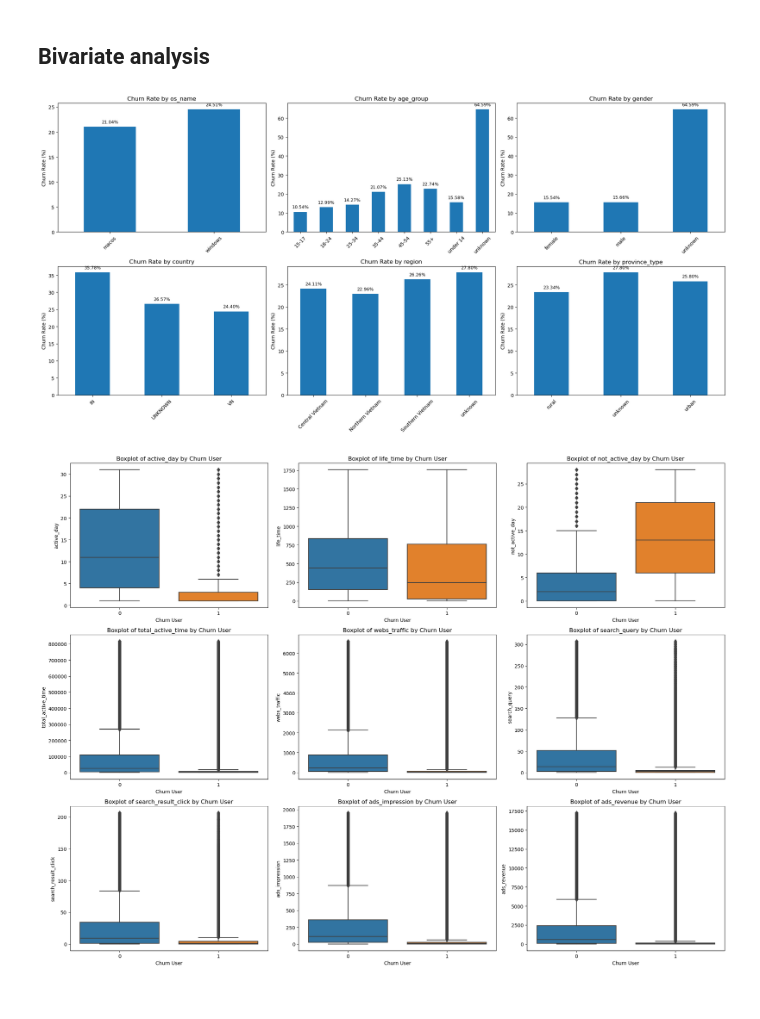
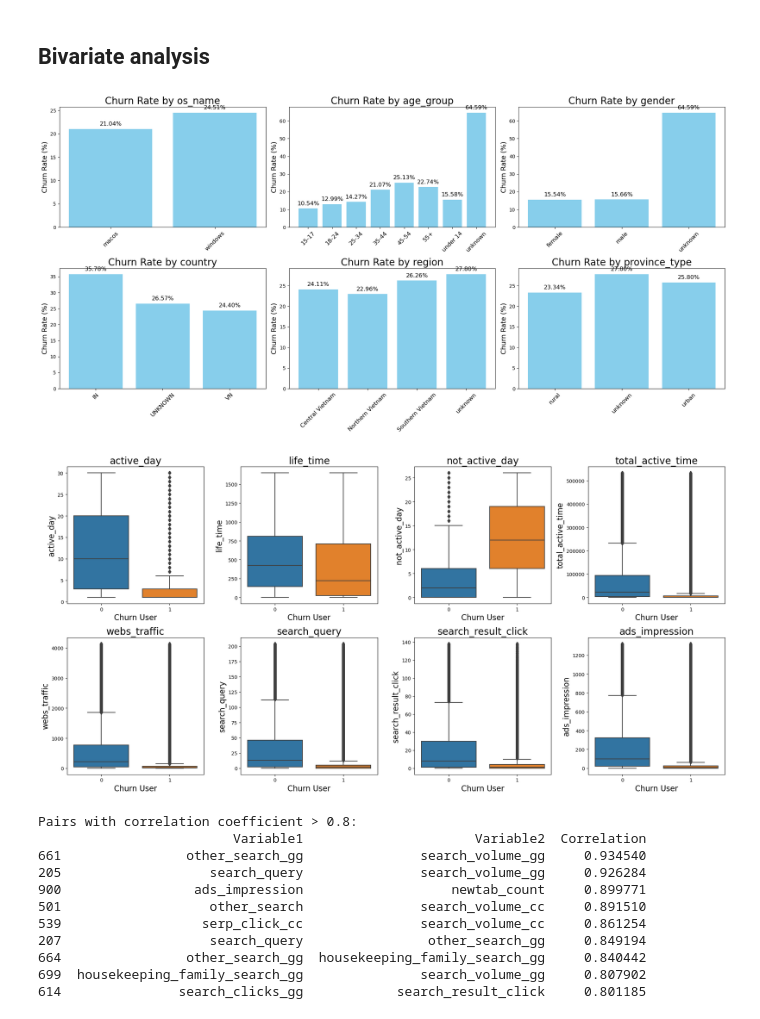
Before and after one commit to natalie283/user-churn-prediction, a Jupyter notebook: notebooks/EDA.ipynb, the cells around one changed output. Cells and saved outputs as stored; diff of their text form; code cells hidden in the pictures.

```diff
--- a/notebooks/EDA.ipynb
+++ b/notebooks/EDA.ipynb
@@ -12,7 +12,7 @@ import numpy as np
 # %% [markdown]
 ### 2. Import data & data checking
 # %%
-df = pd.read_csv('desktop_data.csv')
+df = pd.read_csv('/Users/natalie/Desktop/DS Thesis/Code/data/desktop_data_n.csv')
 df.head()
 # %% [output]
 |  | browser_id | churn_user | browser_id_hash | os_name | age_group | gender | country | region | province_type | ... |
@@ -340,20 +316,25 @@ for i, col in enumerate(categorical_cols_to_chart):
     # Calculate the counts of churned and not churned users in each category
     counts = df.groupby([col, 'churn_user']).size().unstack(fill_value=0)
 
+    if 1 not in counts.columns:
+        counts[1] = 0
+
     # Calculate percentages
     percentages = (counts[1] / counts.sum(axis=1)) * 100
 
     # Plot using the calculated percentages
-    ax = percentages.plot(kind='bar', ax=axes[i])
-    axes[i].set_title(f'Churn Rate by {col}')
-    axes[i].set_ylabel('Churn Rate (%)')
-    axes[i].set_xlabel('')
-    axes[i].tick_params(axis='x', rotation=45)
+    ax = axes[i]
+    ax.bar(percentages.index, percentages, color='skyblue')
+    ax.set_title(f'Churn Rate by {col}', fontsize=20)
+    ax.set_ylabel('Churn Rate (%)', fontsize=14)
+    ax.set_xlabel('', fontsize=16)
+    ax.tick_params(axis='x', rotation=45, labelsize=12)
 
     # Adding data labels
     for p in ax.patches:
-        ax.annotate(f"{p.get_height():.2f}%", (p.get_x() + p.get_width() / 2., p.get_height()),
-                    ha='center', va='center', fontsize=9, color='black', rotation=0, xytext=(0, 10),
+        height = p.get_height()
+        ax.annotate(f"{height:.2f}%", (p.get_x() + p.get_width() / 2., height),
+                    ha='center', va='center', fontsize=12, color='black', rotation=0, xytext=(0, 10),
                     textcoords='offset points')
 
 # Hide any unused axes if the number of plots is not a multiple of 3
@@ -363,39 +344,65 @@ for j in range(i + 1, len(axes)):
 plt.tight_layout()
 plt.show()
 # %% [output]
-[figure, old version]
+[figure, new version]
 # %%
-numerical_draft = ['active_day', 'life_time', 'not_active_day', 'total_active_time', 'webs_traffic', 'search_query', 'search_result_click', 'ads_impression', 'ads_revenue']
+numerical_draft = ['active_day', 'life_time', 'not_active_day', 'total_active_time', 'webs_traffic', 'search_query', 'search_result_click', 'ads_impression']
 
-num_rows = len(numerical_draft) // 3 + len(numerical_draft) % 3
+# Calculate the number of rows needed for subplots with 4 columns per row
+num_cols = 4
+num_rows = (len(numerical_draft) + num_cols - 1) // num_cols
 
 # Create a figure and axes with the calculated dimensions
-fig, axes = plt.subplots(nrows=num_rows, ncols=3, figsize=(20, 5 * num_rows))
-axes = axes.flatten()  # Flatten the axes array for easier iteration
+fig, axes = plt.subplots(nrows=num_rows, ncols=num_cols, figsize=(20, 5 * num_rows))
+axes = axes.flatten()
 
 for i, col in enumerate(numerical_draft):
-    # Calculate the 97.5th percentile for the current column
-    upper_bound = df[col].quantile(0.975)
+    # Calculate the 95th percentile for the current column
+    upper_bound = df[col].quantile(0.95)
 
-    # Filter the DataFrame to exclude values above the 97.5th percentile for this column
+    # Filter the DataFrame to exclude values above the 95th percentile for this column
     # And plot the boxplot for churn_user = 0 and churn_user = 1 within this filtered data
     sns.boxplot(x='churn_user', y=col, data=df[df[col] <= upper_bound], ax=axes[i])
-    axes[i].set_title(f'Boxplot of {col} by Churn User')
-    axes[i].set_xlabel('Churn User')
-    axes[i].set_ylabel(col)
+    axes[i].set_title(f'{col}', fontsize=20)
+    axes[i].set_xlabel('Churn User', fontsize=16)
+    axes[i].set_ylabel(col, fontsize=16)
 
-# Hide any unused axes if the number of plots is not a multiple of 2
+# Hide any unused axes if the number of plots is not a multiple of num_cols
 for j in range(i + 1, len(axes)):
     axes[j].set_visible(False)
 
 plt.tight_layout()
 plt.show()
 # %% [output]
-[figure, old version]
+[figure, new version]
 # %%
 # Calculating Pearson correlation
 pearson_corr = df[numerical_cols].corr(method='pearson')
 print("Pearson Correlation:\n", pearson_corr)
+# %%
+high_corr_pairs = pearson_corr.unstack().reset_index()
+high_corr_pairs.columns = ['Variable1', 'Variable2', 'Correlation']
+high_corr_pairs = high_corr_pairs[high_corr_pairs['Variable1'] != high_corr_pairs['Variable2']]
+high_corr_pairs = high_corr_pairs[high_corr_pairs['Correlation'] > 0.8]
+
+# Remove duplicate pairs
+high_corr_pairs = high_corr_pairs.sort_values(by='Correlation', ascending=False).drop_duplicates(subset=['Correlation'])
+
+# Display the result
+print("Pairs with correlation coefficient > 0.8:")
+print(high_corr_pairs)
+# %% [output]
+Pairs with correlation coefficient > 0.8:
+                         Variable1                      Variable2  Correlation
+661                other_search_gg               search_volume_gg     0.934540
+205                   search_query               search_volume_gg     0.926284
+900                 ads_impression                   newtab_count     0.899771
+501                   other_search               search_volume_cc     0.891510
+539                  serp_click_cc               search_volume_cc     0.861254
+207                   search_query                other_search_gg     0.849194
+664                other_search_gg  housekeeping_family_search_gg     0.840442
+699  housekeeping_family_search_gg               search_volume_gg     0.807902
+614               search_clicks_gg            search_result_click     0.801185
 # %%
 
 # Visualizing Pearson Correlation
```
Also changed, not shown: parts of 17 cells of this notebook.
